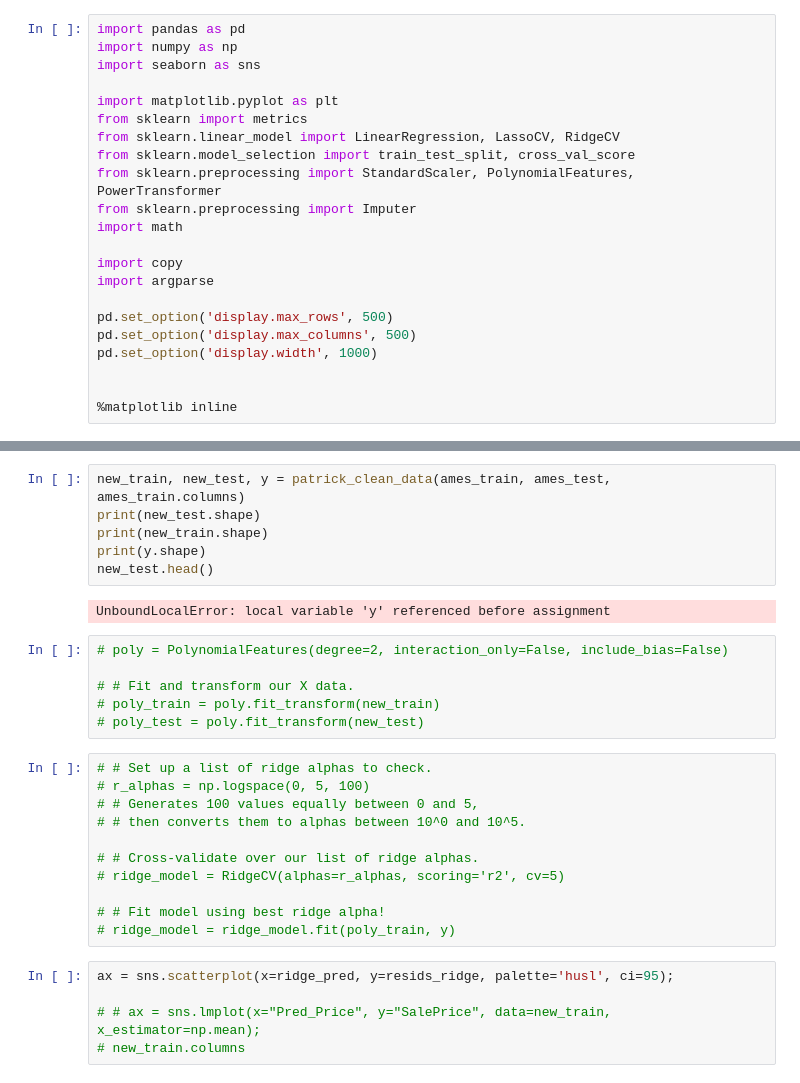
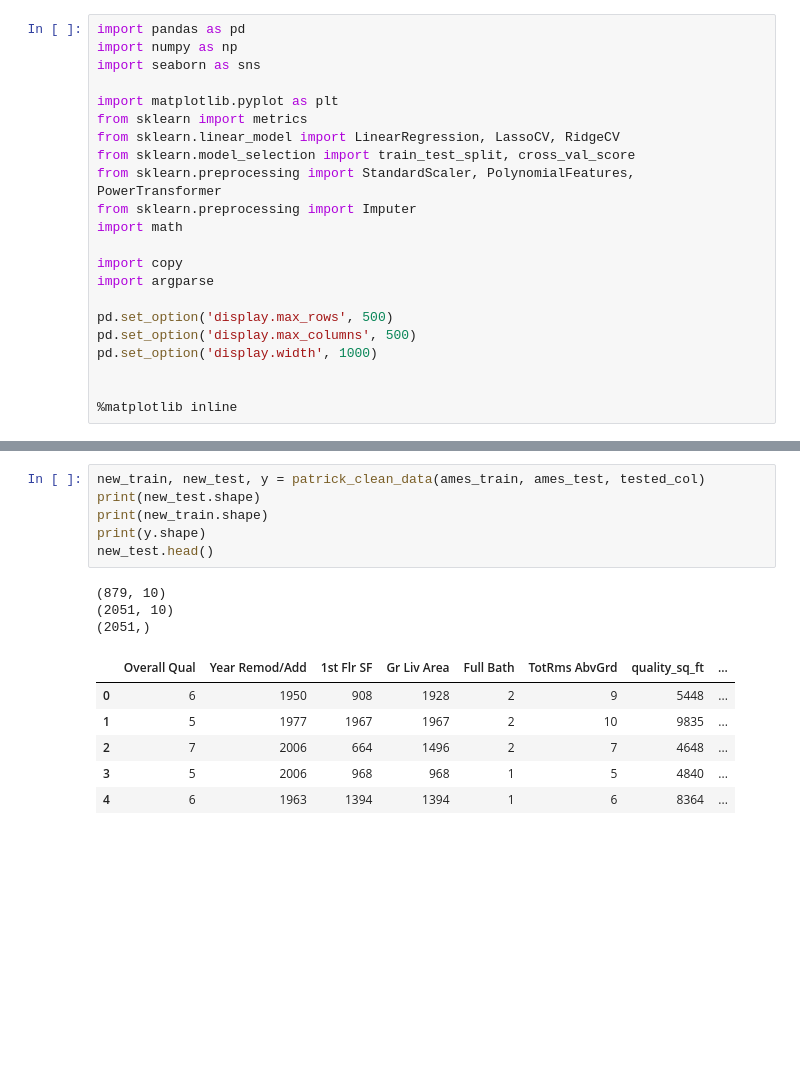
Before and after one commit to pwalesdi/Ames_Housing_Data, a Jupyter notebook: Project_2_Updated.ipynb, the cells around one changed output, grey strips where cells are left out. Cells and saved outputs as stored; diff of their text form; blank space fills up the shorter version.

Commit message:
final cleanups

```diff
--- a/Project_2_Updated.ipynb
+++ b/Project_2_Updated.ipynb
@@ -430,32 +315,18 @@ def patrick_clean_data(train_df, test_df, variables, remove_na=True, drop_first=
 
     return new_train, new_test, y
 # %%
-new_train, new_test, y = patrick_clean_data(ames_train, ames_test, ames_train.columns)
+new_train, new_test, y = patrick_clean_data(ames_train, ames_test, tested_col)
 print(new_test.shape)
 print(new_train.shape)
 print(y.shape)
 new_test.head()
 # %% [output]
-UnboundLocalError: local variable 'y' referenced before assignment
+(879, 10)
+(2051, 10)
+(2051,)
+|  | Overall Qual | Year Remod/Add | 1st Flr SF | Gr Liv Area | Full Bath | TotRms AbvGrd | quality_sq_ft | ... |
+| 0 | 6 | 1950 | 908 | 1928 | 2 | 9 | 5448 | ... |
+| 1 | 5 | 1977 | 1967 | 1967 | 2 | 10 | 9835 | ... |
+| 2 | 7 | 2006 | 664 | 1496 | 2 | 7 | 4648 | ... |
+| 3 | 5 | 2006 | 968 | 968 | 1 | 5 | 4840 | ... |
+| 4 | 6 | 1963 | 1394 | 1394 | 1 | 6 | 8364 | ... |
-# %%
-# poly = PolynomialFeatures(degree=2, interaction_only=False, include_bias=False)
-
-# # Fit and transform our X data.
-# poly_train = poly.fit_transform(new_train)
-# poly_test = poly.fit_transform(new_test)
-# %%
-# # Set up a list of ridge alphas to check.
-# r_alphas = np.logspace(0, 5, 100)
-# # Generates 100 values equally between 0 and 5,
-# # then converts them to alphas between 10^0 and 10^5.
-
-# # Cross-validate over our list of ridge alphas.
-# ridge_model = RidgeCV(alphas=r_alphas, scoring='r2', cv=5)
-
-# # Fit model using best ridge alpha!
-# ridge_model = ridge_model.fit(poly_train, y)
-# %%
-ax = sns.scatterplot(x=ridge_pred, y=resids_ridge, palette='husl', ci=95);
-
-# # ax = sns.lmplot(x="Pred_Price", y="SalePrice", data=new_train, x_estimator=np.mean);
-# new_train.columns
```
Also changed, not shown: parts of 34 cells of this notebook, 1 other file.
